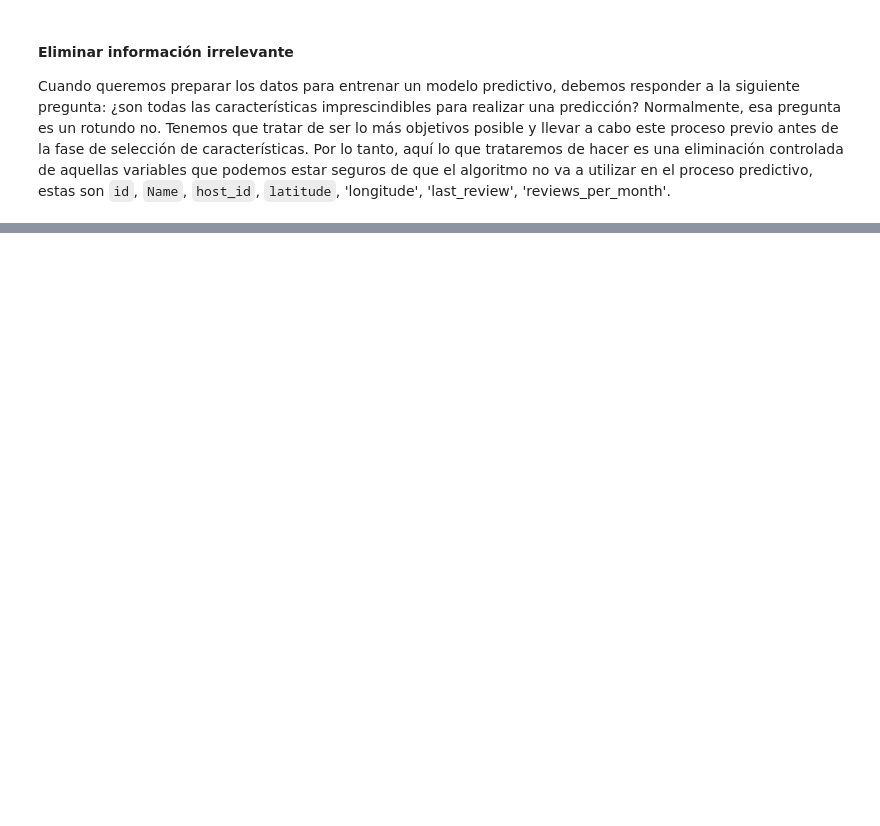
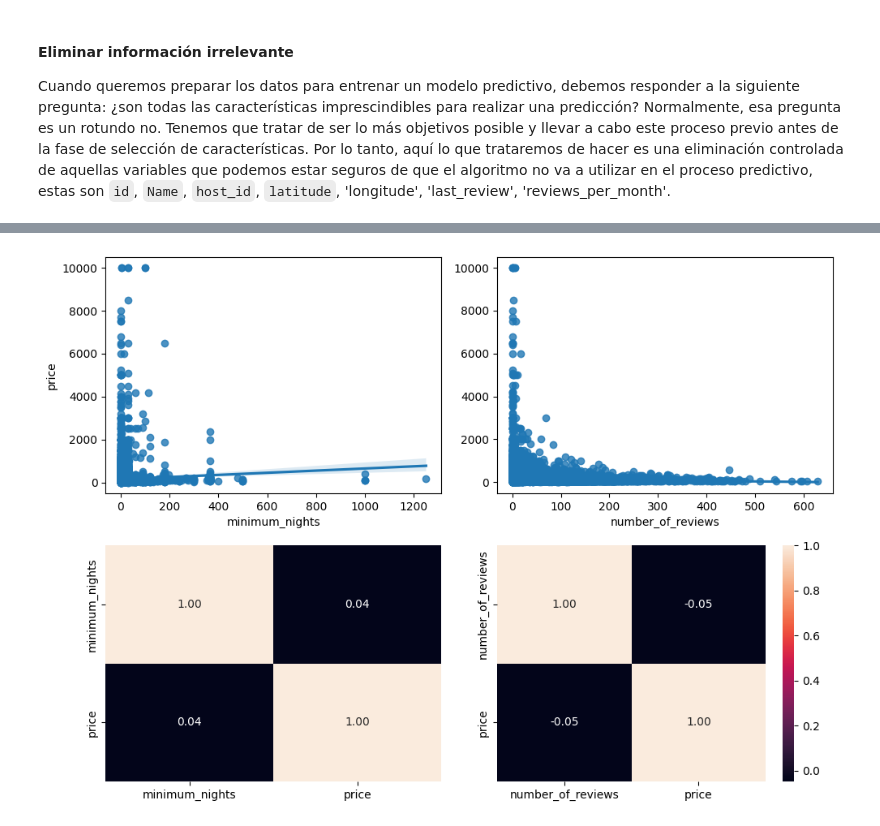
Before and after one commit to 4GeeksAcademy/Wiston_Travieso-machine-learning-python, a Jupyter notebook: src/explore.ipynb, the cells around one changed output, grey strips where cells are left out. Saved outputs shown, nothing was run; the diff lists cells and outputs as text; code cells hidden in the pictures; blank space fills up the shorter version.

```diff
--- a/src/explore.ipynb
+++ b/src/explore.ipynb
@@ -77,0 +144,17 @@ total_data.head()
+# %%
+fig, axis = plt.subplots(2, 2, figsize = (10, 7))
+
+# Crear un diagrama de dispersión múltiple
+sns.regplot(ax = axis[0, 0], data = total_data, x = "minimum_nights", y = "price")
+sns.heatmap(total_data[["minimum_nights", "price"]].corr(), annot = True, fmt = ".2f", ax = axis[1, 0], cbar = False)
+
+sns.regplot(ax = axis[0, 1], data = total_data, x = "number_of_reviews", y = "price").set(ylabel=None)
+sns.heatmap(total_data[["number_of_reviews", "price"]].corr(), annot = True, fmt = ".2f", ax = axis[1, 1])
+
+# Ajustar el layout
+plt.tight_layout()
+
+# Mostrar el plot
+plt.show()
+# %% [output]
+[figure, added]
```
Also changed, not shown: parts of 10 cells of this notebook.
